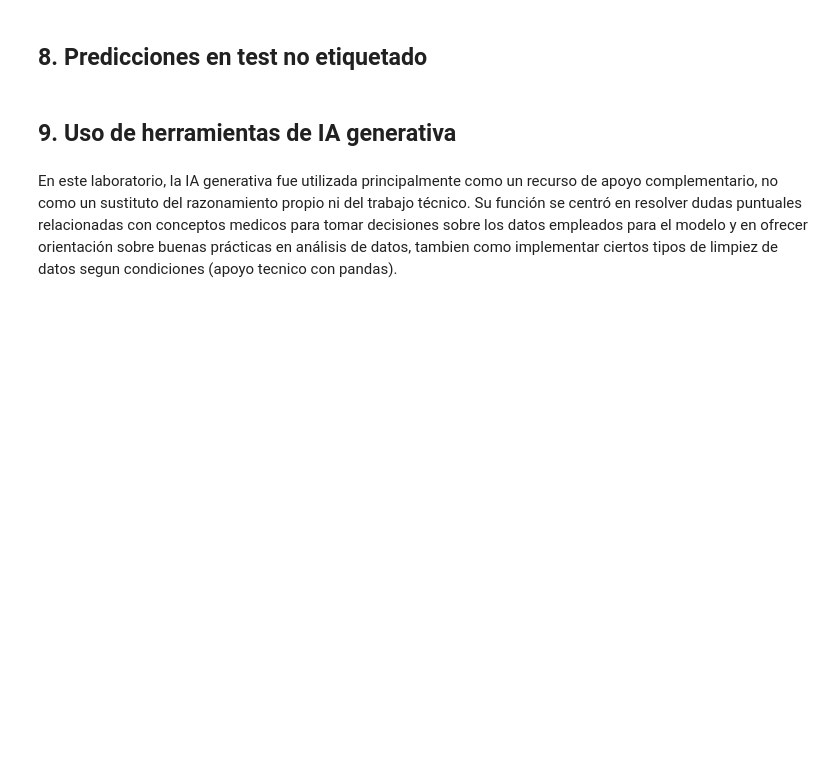
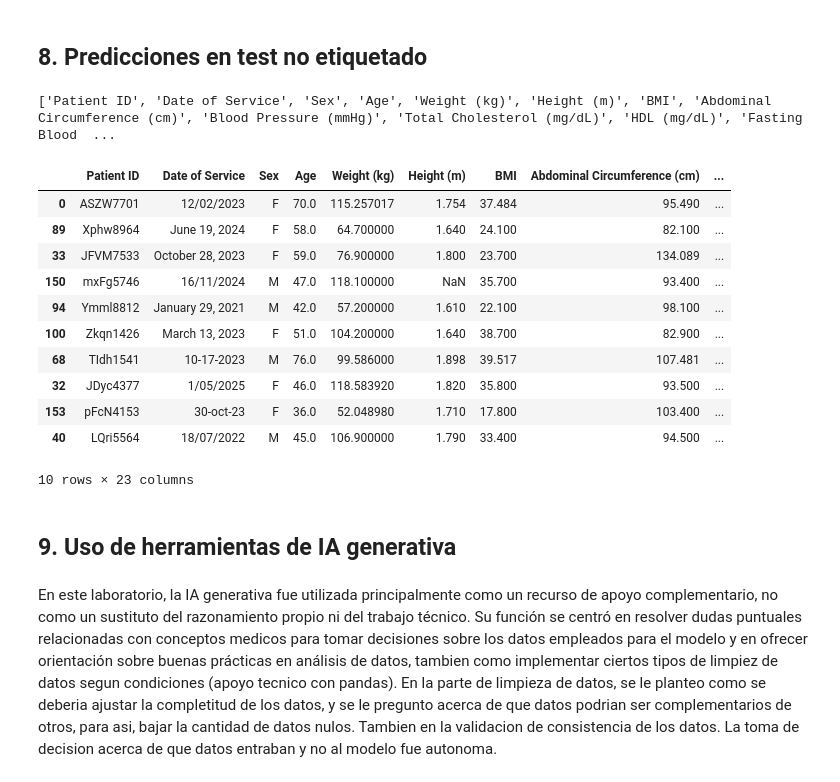
Before and after one commit to damantri/Lab1, a Jupyter notebook: Lab1.ipynb, the cells around one changed output. Drawn from its saved outputs; the diff is of its cells as text; code cells hidden in the pictures; blank space fills up the shorter version.

Commit message:
Cambios finales

```diff
--- a/Lab1.ipynb
+++ b/Lab1.ipynb
@@ -526,7 +516,34 @@ Es importante destacar que este resultado no implica un error en la implementaci
 Como posible mejora futura, se podrían explorar modelos no lineales, como árboles de decisión o métodos basados en ensambles, así como la incorporación de nuevas variables clínicas o derivadas, con el fin de capturar relaciones más complejas entre los factores de riesgo y el puntaje cardiovascular.
 # %% [markdown]
 ## 8. Predicciones en test no etiquetado
+# %%
+print(data_test_copy.columns.tolist())
+data_test_copy = seleccionar_registro_unico(data_test_copy)
+data_test_copy = limpieza_variables_completitud(data_test_copy)
+data_test_copy = limpiar_valores_validez(data_test_copy)
+
+X_final_test = data_test_copy.drop(columns=[TARGET_COL], errors="ignore")
+X_final_test = droper(X_final_test)
+
+data_test_copy["CVD Risk Score"] = model_1.predict(X_final_test)
+
+data_test_copy.to_csv("Test.csv", index=False)
+data_test_copy.sample(10)
+# %% [output]
+['Patient ID', 'Date of Service', 'Sex', 'Age', 'Weight (kg)', 'Height (m)', 'BMI', 'Abdominal Circumference (cm)', 'Blood Pressure (mmHg)', 'Total Cholesterol (mg/dL)', 'HDL (mg/dL)', 'Fasting Blood  ...
+|  | Patient ID | Date of Service | Sex | Age | Weight (kg) | Height (m) | BMI | Abdominal Circumference (cm) | ... |
+| 0 | ASZW7701 | 12/02/2023 | F | 70.0 | 115.257017 | 1.754 | 37.484 | 95.490 | ... |
+| 89 | Xphw8964 | June 19, 2024 | F | 58.0 | 64.700000 | 1.640 | 24.100 | 82.100 | ... |
+| 33 | JFVM7533 | October 28, 2023 | F | 59.0 | 76.900000 | 1.800 | 23.700 | 134.089 | ... |
+| 150 | mxFg5746 | 16/11/2024 | M | 47.0 | 118.100000 | NaN | 35.700 | 93.400 | ... |
+| 94 | Ymml8812 | January 29, 2021 | M | 42.0 | 57.200000 | 1.610 | 22.100 | 98.100 | ... |
+| 100 | Zkqn1426 | March 13, 2023 | F | 51.0 | 104.200000 | 1.640 | 38.700 | 82.900 | ... |
+| 68 | TIdh1541 | 10-17-2023 | M | 76.0 | 99.586000 | 1.898 | 39.517 | 107.481 | ... |
+| 32 | JDyc4377 | 1/05/2025 | F | 46.0 | 118.583920 | 1.820 | 35.800 | 93.500 | ... |
+| 153 | pFcN4153 | 30-oct-23 | F | 36.0 | 52.048980 | 1.710 | 17.800 | 103.400 | ... |
+| 40 | LQri5564 | 18/07/2022 | M | 45.0 | 106.900000 | 1.790 | 33.400 | 94.500 | ... |
+10 rows × 23 columns
 # %% [markdown]
 ## 9. Uso de herramientas de IA generativa
 # %% [markdown]
-En este laboratorio, la IA generativa fue utilizada principalmente como un recurso de apoyo complementario, no como un sustituto del razonamiento propio ni del trabajo técnico. Su función se centró en resolver dudas puntuales relacionadas con conceptos medicos para tomar decisiones sobre los datos empleados para el modelo y en ofrecer orientación sobre buenas prácticas en análisis de datos, tambien como implementar ciertos tipos de limpiez de datos segun condiciones (apoyo tecnico con pandas).
+En este laboratorio, la IA generativa fue utilizada principalmente como un recurso de apoyo complementario, no como un sustituto del razonamiento propio ni del trabajo técnico. Su función se centró en resolver dudas puntuales relacionadas con conceptos medicos para tomar decisiones sobre los datos empleados para el modelo y en ofrecer orientación sobre buenas prácticas en análisis de datos, tambien como implementar ciertos tipos de limpiez de datos segun condiciones (apoyo tecnico con pandas). En la parte de limpieza de datos, se le planteo como se deberia ajustar la completitud de los datos, y se le pregunto acerca de que datos podrian ser complementarios de otros, para asi, bajar la cantidad de datos nulos. Tambien en la validacion de consistencia de los datos. La toma de decision acerca de que datos entraban y no al modelo fue autonoma.
```
Also changed, not shown: parts of 18 cells of this notebook, 1 other file.
